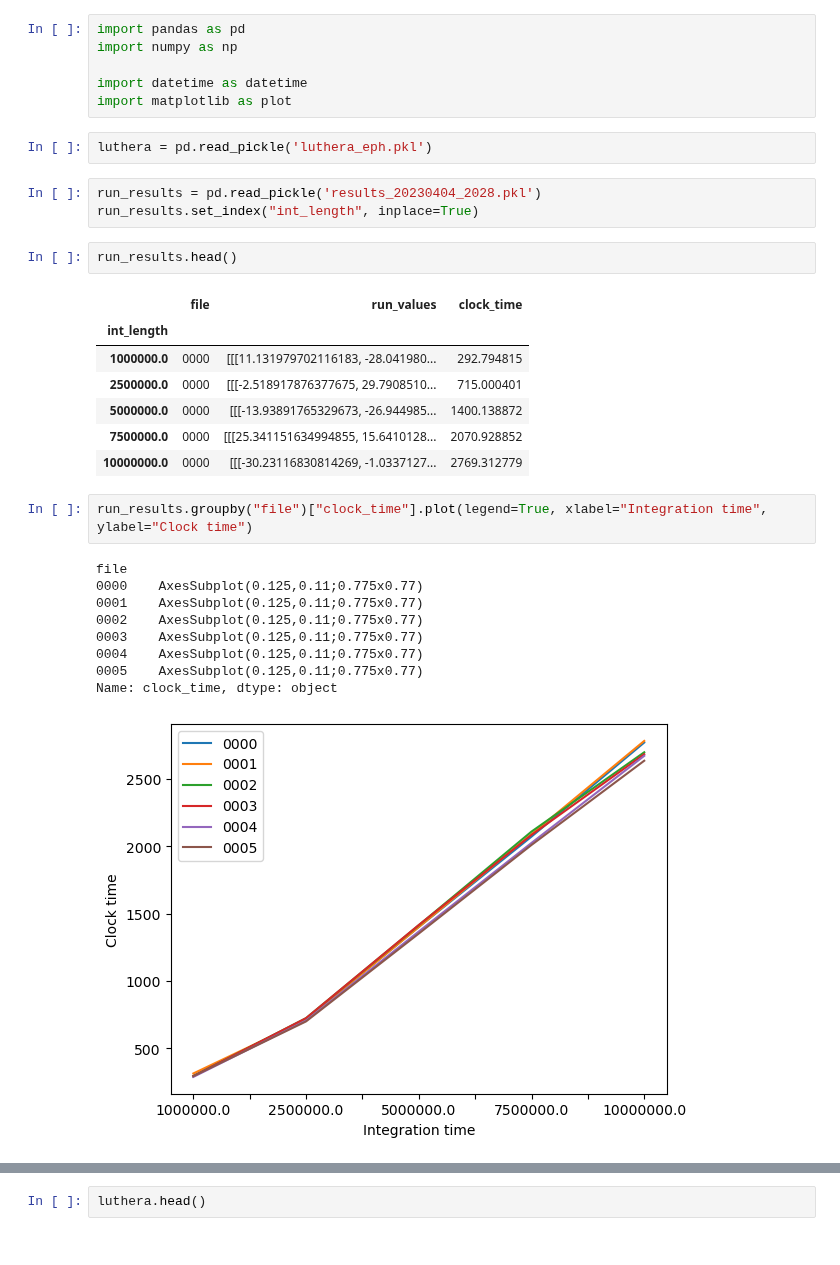
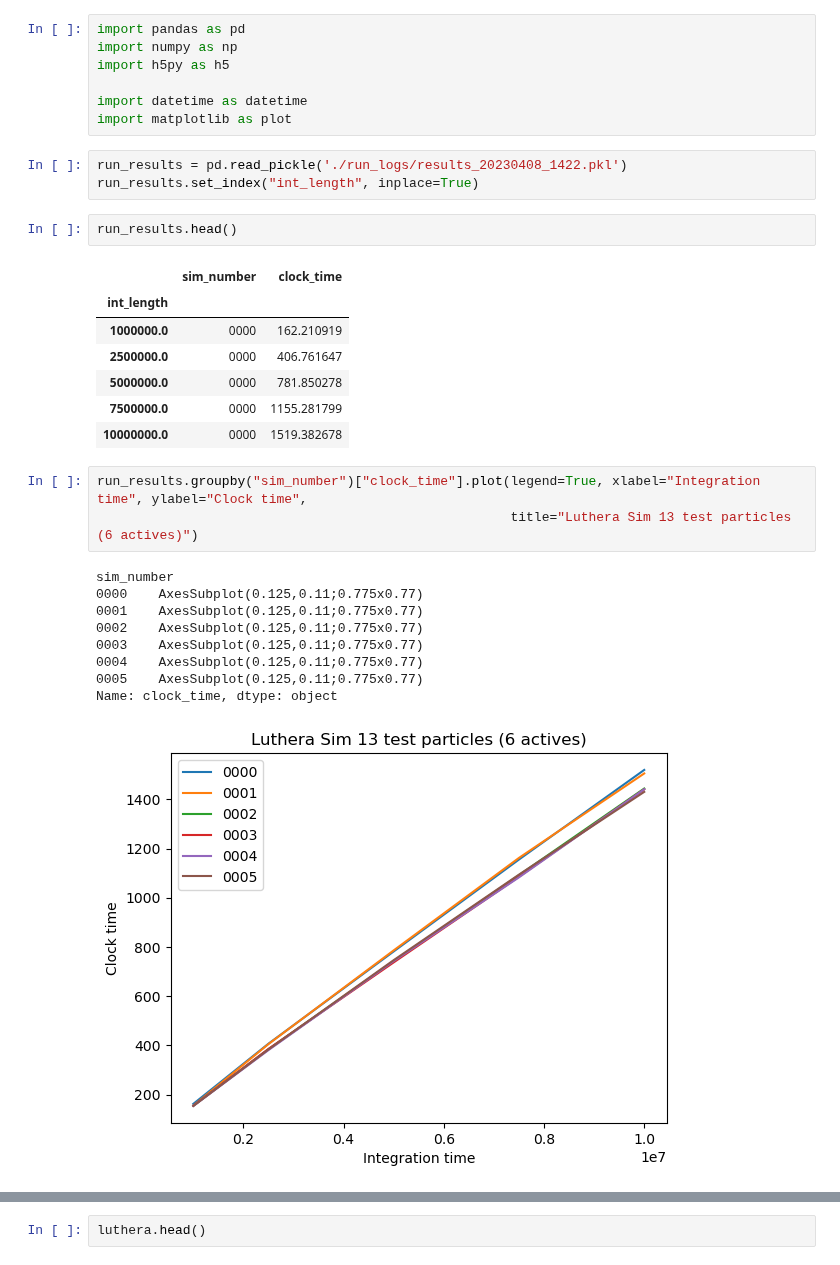
Before and after one commit to crankymax/asteroid_families, a Jupyter notebook: luthera_plots.ipynb, the cells around one changed output, grey strips where cells are left out. Drawn from its saved outputs; the diff is of its cells as text.

```diff
--- a/luthera_plots.ipynb
+++ b/luthera_plots.ipynb
@@ -1,36 +1,36 @@
 # %%
 import pandas as pd
 import numpy as np
+import h5py as h5
 
 import datetime as datetime
 import matplotlib as plot
-# %%
-luthera = pd.read_pickle('luthera_eph.pkl')
 # %%
-run_results = pd.read_pickle('results_20230404_2028.pkl')
+run_results = pd.read_pickle('./run_logs/results_20230408_1422.pkl')
 run_results.set_index("int_length", inplace=True)
 # %%
 run_results.head()
 # %% [output]
-|  | file | run_values | clock_time |
-| int_length |  |  |  |
-| 1000000.0 | 0000 | [[[11.131979702116183, -28.041980... | 292.794815 |
-| 2500000.0 | 0000 | [[[-2.518917876377675, 29.7908510... | 715.000401 |
-| 5000000.0 | 0000 | [[[-13.93891765329673, -26.944985... | 1400.138872 |
-| 7500000.0 | 0000 | [[[25.341151634994855, 15.6410128... | 2070.928852 |
-| 10000000.0 | 0000 | [[[-30.23116830814269, -1.0337127... | 2769.312779 |
+|  | sim_number | clock_time |
+| int_length |  |  |
+| 1000000.0 | 0000 | 162.210919 |
+| 2500000.0 | 0000 | 406.761647 |
+| 5000000.0 | 0000 | 781.850278 |
+| 7500000.0 | 0000 | 1155.281799 |
+| 10000000.0 | 0000 | 1519.382678 |
 # %%
-run_results.groupby("file")["clock_time"].plot(legend=True, xlabel="Integration time", ylabel="Clock time")
+run_results.groupby("sim_number")["clock_time"].plot(legend=True, xlabel="Integration time", ylabel="Clock time",
+                                                     title="Luthera Sim 13 test particles (6 actives)")
 # %% [output]
-file
+sim_number
 0000    AxesSubplot(0.125,0.11;0.775x0.77)
 0001    AxesSubplot(0.125,0.11;0.775x0.77)
 0002    AxesSubplot(0.125,0.11;0.775x0.77)
 0003    AxesSubplot(0.125,0.11;0.775x0.77)
 0004    AxesSubplot(0.125,0.11;0.775x0.77)
 0005    AxesSubplot(0.125,0.11;0.775x0.77)
 Name: clock_time, dtype: object
-[figure, old version]
+[figure, new version]
 # %%
 avg_clock_time = run_results.groupby("int_length")["clock_time"].mean()
 
```
Also changed, not shown: parts of 12 cells of this notebook, 5 other files.
